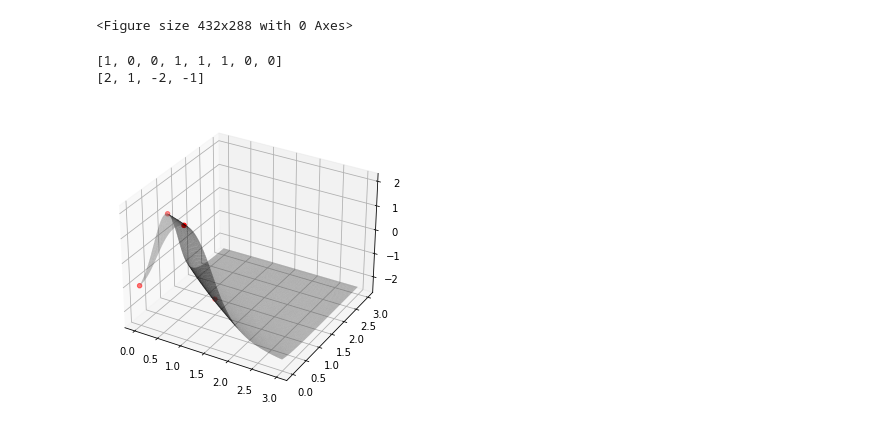
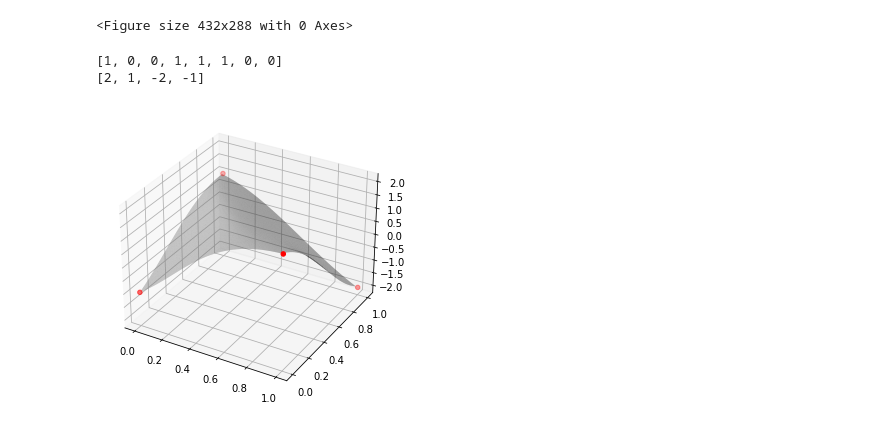
Before and after one commit to Zhariel/Oxide, a Jupyter notebook: notebooks/neural/CAS_DE_TESTS_Neural.ipynb, the cells around one changed output. Saved outputs shown, nothing was run; the diff lists cells and outputs as text; code cells hidden in the pictures.

```diff
--- a/notebooks/neural/CAS_DE_TESTS_Neural.ipynb
+++ b/notebooks/neural/CAS_DE_TESTS_Neural.ipynb
@@ -443,9 +443,9 @@ def index(lis):
 
 t1 = time.time()
 
-color_1 = "orange"
-color_2 = "salmon"
-color_3 = "black"
+color_1 = "deepskyblue"
+color_2 = "black"
+color_3 = "salmon"
 
 ###MLP
 
@@ -460,7 +460,7 @@ output_count = 3
 nn = r.create_nn(layer_count, input_count, hidden_count, output_count)
 
 print("_")
-r.train_nn(nn, XF, YF, 100000, 0.01, True)
+r.train_nn(nn, XF, YF, 50000, 0.001, True)
 
 points_x1_blue = []
 points_x2_blue = []
@@ -468,8 +468,8 @@ points_x1_red = []
 points_x2_red = []
 points_x1_green = []
 points_x2_green = []
-for i in np.arange(-1.1, 1.1, 0.01):
-    for j in np.arange(-1.1, 1.1, 0.01):
+for i in np.arange(-1.0, 1.0, 0.01):
+    for j in np.arange(-1.0, 1.0, 0.01):
         value = r.predict_nn(nn, np.array([i, j], float), True, output_count).tolist()
 #         print(value)
         idx = index(value)
@@ -518,9 +518,9 @@ def index(lis):
 
 t1 = time.time()
 
-color_1 = "orange"
-color_2 = "salmon"
-color_3 = "black"
+color_1 = "deepskyblue"
+color_2 = "black"
+color_3 = "salmon"
 
 ###MLP
 
@@ -535,7 +535,7 @@ output_count = 3
 nn = r.create_nn(layer_count, input_count, hidden_count, output_count)
 
 print("_")
-r.train_nn(nn, XF, YF, 500000, 0.01, True)
+r.train_nn(nn, XF, YF, 100000, 0.001, True)
 
 points_x1_blue = []
 points_x2_blue = []
@@ -543,8 +543,8 @@ points_x1_red = []
 points_x2_red = []
 points_x1_green = []
 points_x2_green = []
-for i in np.arange(-1.1, 1.1, 0.01):
-    for j in np.arange(-1.1, 1.1, 0.01):
+for i in np.arange(-1.0, 1.0, 0.01):
+    for j in np.arange(-1.0, 1.0, 0.01):
         value = r.predict_nn(nn, np.array([i, j], float), True, output_count).tolist()
 #         print(value)
         idx = index(value)
@@ -559,9 +559,10 @@ for i in np.arange(-1.1, 1.1, 0.01):
             points_x1_green.append(i)
             points_x2_green.append(j)
 
-plt.scatter(points_x1_blue, points_x2_blue, c=color_1)
-plt.scatter(points_x1_red, points_x2_red, c=color_2)
-plt.scatter(points_x1_green, points_x2_green, c=color_3)
+
+plt.scatter(np.array(list(map(lambda elt : elt[1], filter(lambda c: Y[c[0]][0] == 1, enumerate(X)))))[:,0], np.array(list(map(lambda elt : elt[1], filter(lambda c: Y[c[0]][0] == 1, enumerate(X)))))[:,1], color='blue')
+plt.scatter(np.array(list(map(lambda elt : elt[1], filter(lambda c: Y[c[0]][1] == 1, enumerate(X)))))[:,0], np.array(list(map(lambda elt : elt[1], filter(lambda c: Y[c[0]][1] == 1, enumerate(X)))))[:,1], color='red')
+plt.scatter(np.array(list(map(lambda elt : elt[1], filter(lambda c: Y[c[0]][2] == 1, enumerate(X)))))[:,0], np.array(list(map(lambda elt : elt[1], filter(lambda c: Y[c[0]][2] == 1, enumerate(X)))))[:,1], color='green')
 plt.show()
 
 plt.scatter(points_x1_blue, points_x2_blue, c=color_1)
@@ -572,6 +573,13 @@ plt.scatter(np.array(list(map(lambda elt : elt[1], filter(lambda c: Y[c[0]][1] =
 plt.scatter(np.array(list(map(lambda elt : elt[1], filter(lambda c: Y[c[0]][2] == 1, enumerate(X)))))[:,0], np.array(list(map(lambda elt : elt[1], filter(lambda c: Y[c[0]][2] == 1, enumerate(X)))))[:,1], color='green')
 plt.show()
 
+
+plt.clf()
+plt.scatter(points_x1_blue, points_x2_blue, c=color_1)
+plt.scatter(points_x1_red, points_x2_red, c=color_2)
+plt.scatter(points_x1_green, points_x2_green, c=color_3)
+plt.show()
+
 r.release_nn(nn)
 
 t2 = time.time()
@@ -853,33 +865,33 @@ print(XF)
 print(YF)
 
 layer_count = 3
 input_count = 2
 hidden_count = 5
 output_count = 1
 
 nn = r.create_nn(layer_count, input_count, hidden_count, output_count)
 
 r.train_nn(nn, XF, YF, 1000, 0.01, False)
 
 fig = plt.figure()
 ax = Axes3D(fig)
 ax.scatter(X[:,0], X[:,1], Y, color="red")
 
 XX, YY, res = [], [], []
 
-for i in np.arange(0.0, 3.0, 0.01):
-    for j in np.arange(0.0, 3.0, 0.01):
+for i in np.arange(0.0, 1.0, 0.01):
+    for j in np.arange(0.0, 1.0, 0.01):
         value = r.predict_nn(nn, [i, j], False, 1)
         XX.append(i)
         YY.append(j)
         res.append(value[0])
 #         plt.scatter(i, value[0], c="purple", s=2)
 
 ax.plot_trisurf(XX, YY, res, lw=0, color="grey", alpha=0.5)
 plt.show()
 
 r.release_nn(nn)
 # %% [output]
 [1, 0, 0, 1, 1, 1, 0, 0]
 [2, 1, -2, -1]
-[figure, old version]
+[figure, new version]
```
Also changed, not shown: parts of 5 cells of this notebook, 5 other files.
